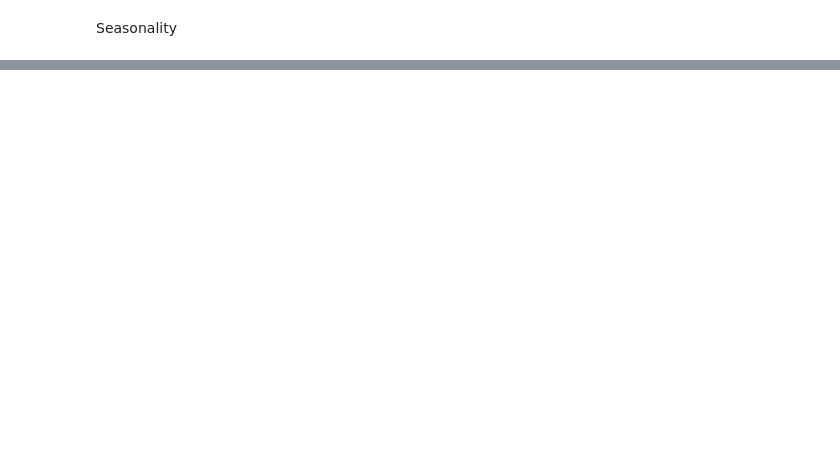
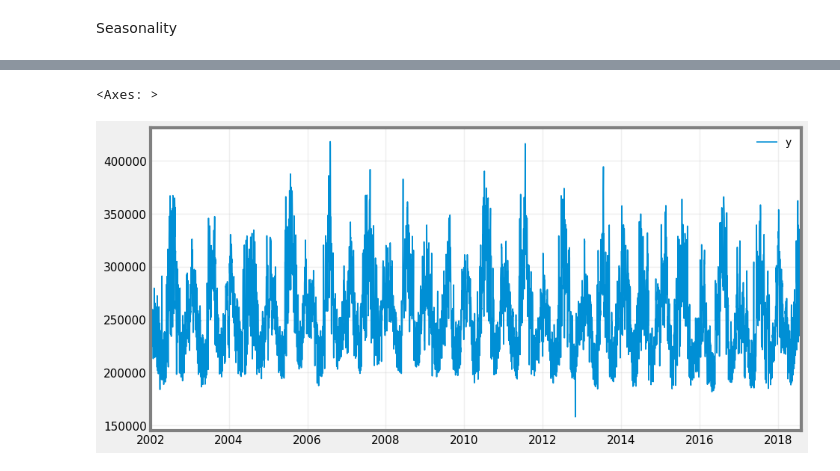
Before and after one commit to Q-types/Projects, a Jupyter notebook: data_science/scripts/prophet.ipynb, the cells around one changed output, grey strips where cells are left out. Saved outputs shown, nothing was run; the diff lists cells and outputs as text; code cells hidden in the pictures; blank space fills up the shorter version.

```diff
--- a/data_science/scripts/prophet.ipynb
+++ b/data_science/scripts/prophet.ipynb
@@ -197,0 +243,12 @@ Seasonality
+# %%
+# agrigating the data to daily
+xdat = df.resample('D', on='Datetime').sum().reset_index()[['Datetime', 'PJME']].rename(columns={'Datetime':'ds', 'PJME':'y'})
+xdat['y'] /= 10^9
+
+# purge the leading zeroes and last observation (which was partial)
+ix = np.where(xdat['y'] > 0)[0][0]
+xdat =xdat.iloc[ix:-1]
+xdat.set_index('ds').plot(xlabel = '')
+# %% [output]
+<Axes: >
+[figure, added]
```
Also changed, not shown: parts of 12 cells of this notebook.
